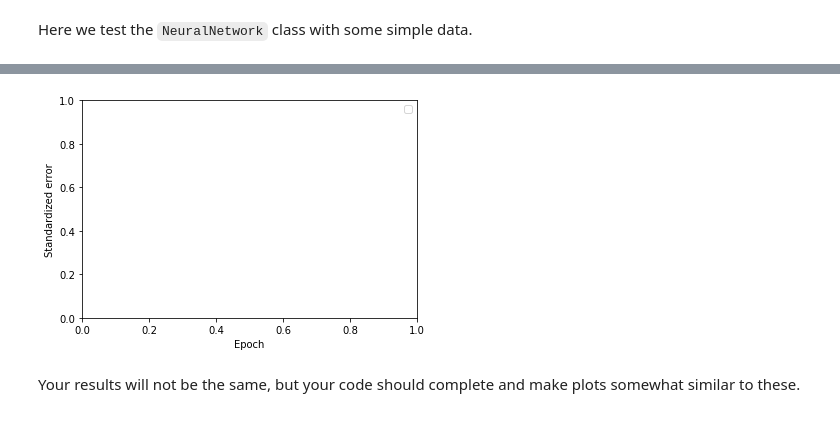
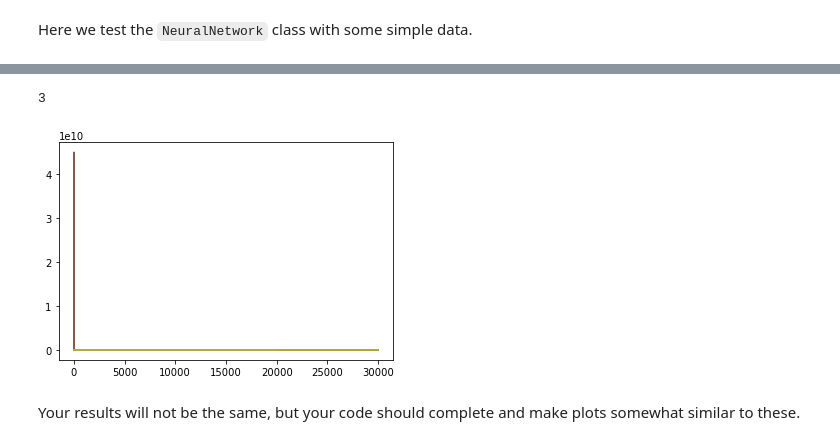
Before and after one commit to giantsda/CS545, a Jupyter notebook: HW/Chen-A2.ipynb, the cells around one changed output, grey strips where cells are left out. Drawn from its saved outputs; the diff is of its cells as text; code cells hidden in the pictures.

```diff
--- a/HW/Chen-A2.ipynb
+++ b/HW/Chen-A2.ipynb
@@ -398,28 +437,21 @@ import matplotlib.pyplot as plt
 
 import neuralnetwork as nn
 
-#%% main functions
-
 X = np.arange(-2, 2, 0.05).reshape(-1, 1)
 T = np.sin(X) * np.sin(X * 10)
 
 errors = []
 n_epochs = 1000
-method_rhos = [
-
-#                 ('adam', 0.01),
-                ('scg', None)]
+method_rhos = [('sgd', 0.02),
+               ('adam', 0.01),
+               ('scg', None)]
 
 for method, rho in method_rhos:
-    nnet = nn.NeuralNetwork(X.shape[1], [30, 30], 1)
-    nnet.train(X, T, n_epochs, method=method, learning_rate=rho)
+    nnet = nn.NeuralNetwork(X.shape[1], [10, 10], 1)
+    nnet.train(X, T, 50000, method=method, learning_rate=rho)
     Y = nnet.use(X)
     plt.plot(X, Y, 'o-', label='Model ' + method)
-    plt.plot(X, T, 'o', label='Train')
     errors.append(nnet.get_error_trace())
-    plt.show()
-    exit()
-
 
 plt.plot(X, T, 'o', label='Train')
 plt.xlabel('X')
@@ -430,13 +479,14 @@ ValueError: matmul: Input operand 1 has a mismatch in its core dimension 0, with
+# %%
+ len(errors)
+# %% [output]
+3
 # %%
 plt.figure(2)
 plt.clf()
 for error_trace in errors:
     plt.plot(error_trace)
-plt.xlabel('Epoch')
-plt.ylabel('Standardized error')
-plt.legend([mr[0] for mr in method_rhos]);
 # %% [output]
-[figure, old version]
+[figure, new version]
 # %% [markdown]
 Your results will not be the same, but your code should complete and make plots somewhat similar to these.
 # %% [markdown]
```
Also changed, not shown: parts of 10 cells of this notebook, 4 other files.
